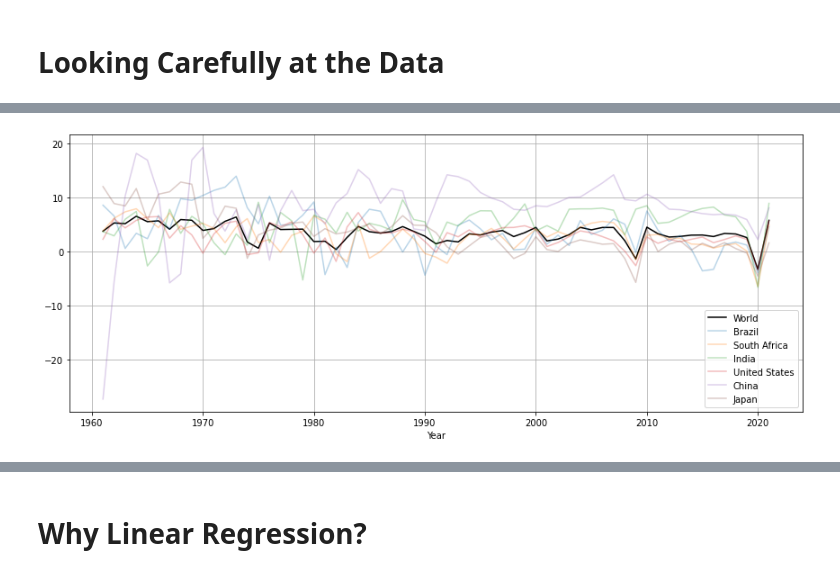
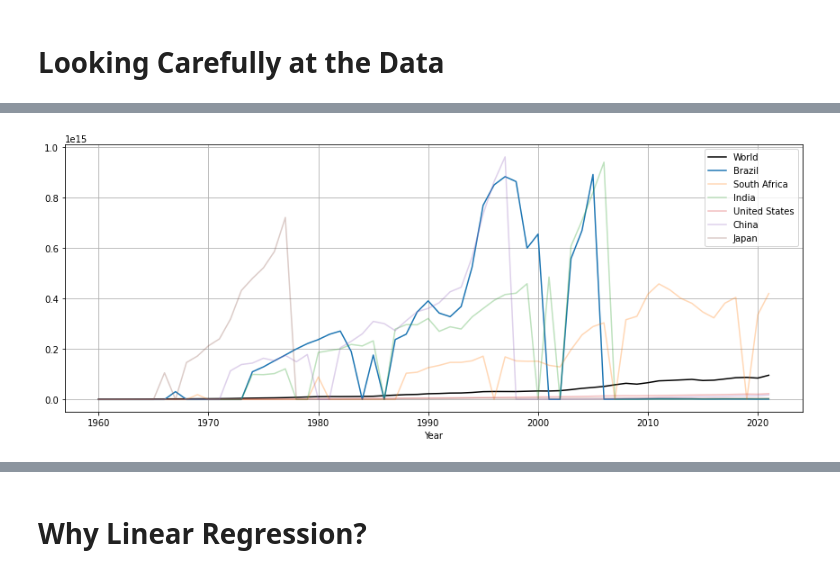
Before and after one commit to leonardoSaaads/Economy, a Jupyter notebook: DataProcessing/ARGDPG.ipynb, the cells around one changed output, grey strips where cells are left out. Cells and saved outputs as stored; diff of their text form; code cells hidden in the pictures.

```diff
--- a/DataProcessing/ARGDPG.ipynb
+++ b/DataProcessing/ARGDPG.ipynb
@@ -9,7 +9,7 @@ import matplotlib.pyplot as plt
 ## **Reading Data**
 # %%
 # The data is available on the website: https://data.worldbank.org/indicator/NY.GDP.MKTP.KD.ZG
-GDP_data = pd.read_csv('../Dados/GDP/GDP_porcent_1961_2021.csv', index_col=0)
+GDP_data = pd.read_csv('../Dados/GDP/GDP(currentUS)_1960_2021.csv', index_col=0, decimal='.')
 GDP_data.head(10)
 # %% [output]
 |  | Aruba | Africa Eastern and Southern | Afghanistan | Africa Western and Central | Angola | Albania | Andorra | ... |
@@ -30,21 +44,21 @@ GDP_data.head(10)
 # %%
 # GDP of the World per year
 plt.figure(figsize=(12, 5))
 
 GDP_data['World'].plot(color='black')
-GDP_data['Brazil'].plot(alpha=0.3)
+GDP_data['Brazil'].plot()
 GDP_data['South Africa'].plot(alpha=0.3)
 GDP_data['India'].plot(alpha=0.3)
 GDP_data['United States'].plot(alpha=0.3)
 GDP_data['China'].plot(alpha=0.3)
 GDP_data['Japan'].plot(alpha=0.3)
 plt.legend()
 plt.grid()
 
 plt.tight_layout()
 plt.show()
 # %% [output]
-[figure, old version]
+[figure, new version]
 # %% [markdown]
 ## **Performing linear regression**
 
```
Also changed, not shown: parts of 4 cells of this notebook, 1 other file.
